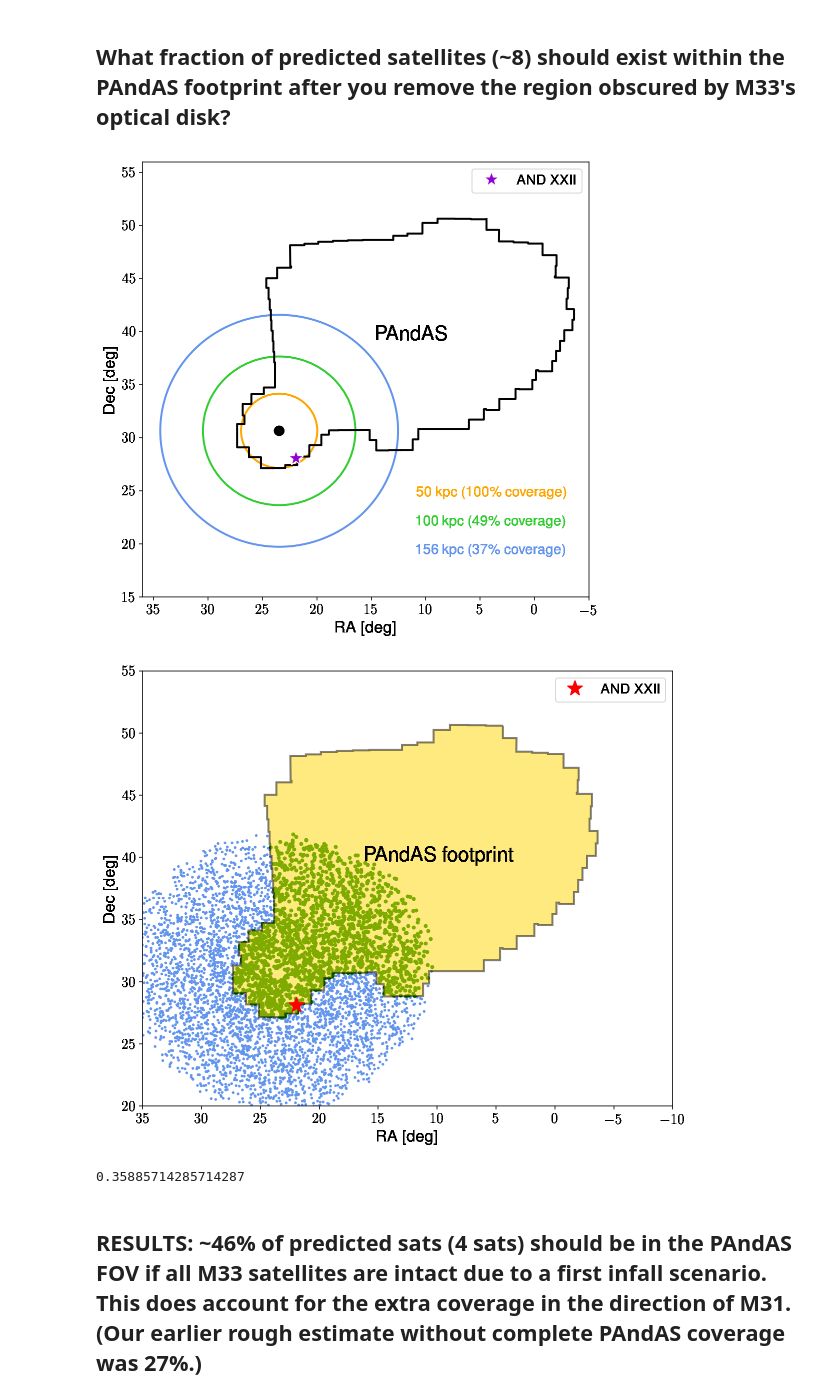
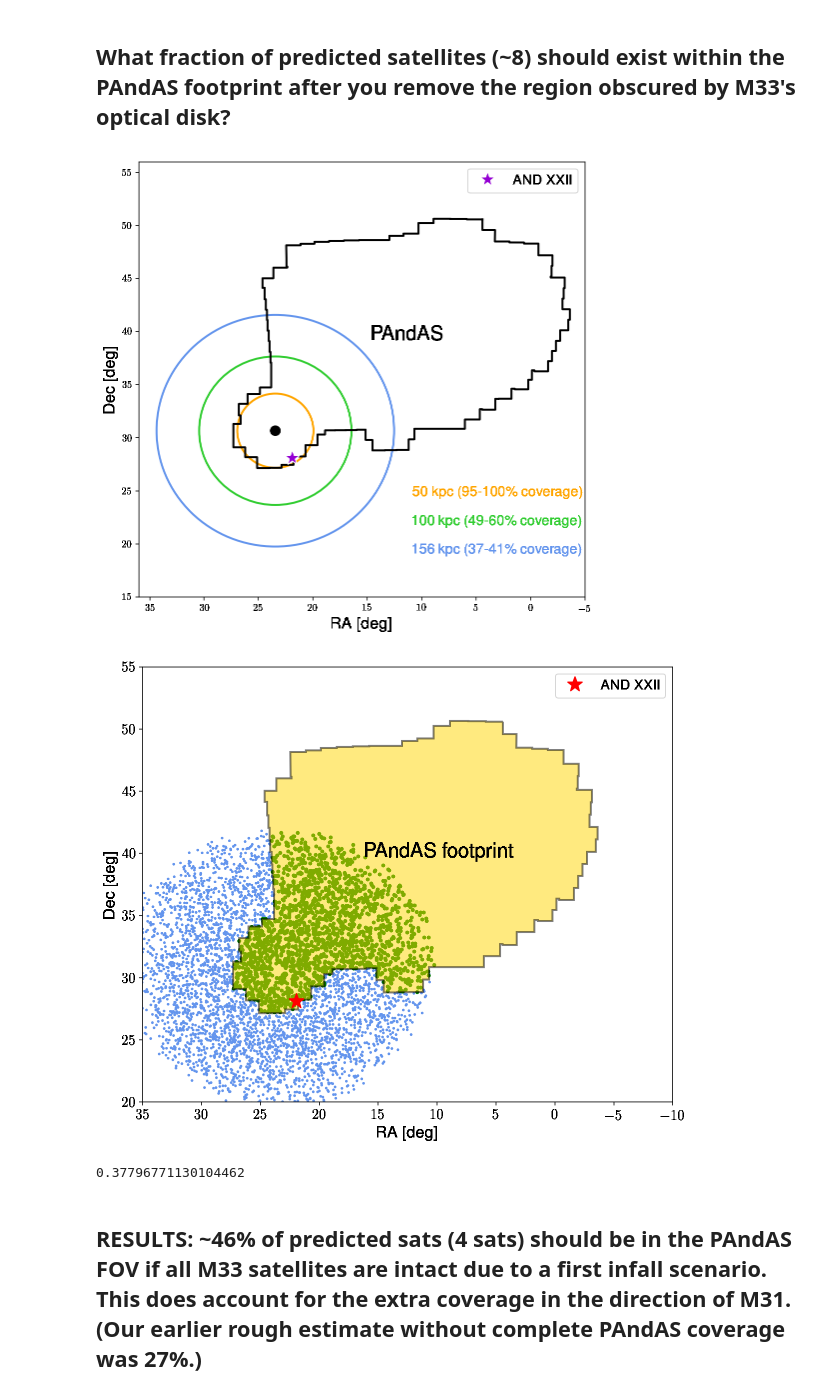
Before and after one commit to ekta1224/pspM31_hack, a Jupyter notebook: M33 volume coverage.ipynb, the cells around one changed output. Cells and saved outputs as stored; diff of their text form; code cells hidden in the pictures.

```diff
--- a/M33 volume coverage.ipynb
+++ b/M33 volume coverage.ipynb
@@ -13,11 +13,12 @@ from matplotlib import pyplot as plt
 # %%
 n = 10000
 rvir = 156.
+d= 794.
 x, y, z = (np.random.rand(3, n)*2-1)* rvir * u.kpc
 cr = CartesianRepresentation(x, y, z)
 cr = cr[cr.represent_as(SphericalRepresentation).distance<rvir*u.kpc]
 # %%
-m33 = SkyCoord(SkyCoord.from_name('M33'), distance=794*u.kpc)
+m33 = SkyCoord(SkyCoord.from_name('M33'), distance=d*u.kpc)
 print m33
 m33.cartesian
 # %% [output]
@@ -45,37 +46,37 @@ y = sr.lat.deg
 #plt.scatter(x, y, marker='.', edgecolor='None', color='cornflowerblue', s=30)
 #plt.scatter(x[infield], y[infield], marker='.', color='orange')
 plt.xlabel('RA [deg]', fontsize=16)
 plt.ylabel('Dec [deg]', fontsize=16)
 and22 = SkyCoord('01h27m40.0s','28d05m25s', unit='deg')
 m33 = SkyCoord('01h33m50.0s','30d39m37s', unit='deg')
 #plt.plot(m33.ra.deg, m33.dec.deg, 'ko', ms=16, zorder=5)
 plt.plot(and22.ra.deg, and22.dec.deg, '*', color='darkviolet' ,mec='white',ms=16, label='AND XXII', zorder=5)
 
 
 d = np.loadtxt('corners_PAndAS11.txt')
 ra = d[:,0]
 dec = d[:,1]
 plt.plot(ra, dec, lw=2, color='k')
 plt.xlim(*plt.xlim()[::-1])
 plt.figtext(0.53, 0.57, 'PAndAS', fontsize=20, color='k')
 matplotlib.rcParams['font.size'] = 14
 circle= plt.Circle((m33.ra.deg, m33.dec.deg), 3.5, fill=False, color='orange', lw=2, label='50 kpc')
 circle2 = plt.Circle((m33.ra.deg, m33.dec.deg), 3.5*rvir/50., fill=False, color='cornflowerblue', lw=2)
 circle3 = plt.Circle((m33.ra.deg, m33.dec.deg), 3.5*100./50., fill=False, color='limegreen', lw=2)
 ax.add_artist(circle)
 ax.add_artist(circle2)
 ax.add_artist(circle3)
 circle4 = plt.Circle((m33.ra.deg, m33.dec.deg), 0.45,  color='k')
 ax.add_artist(circle4)
 plt.xlim(36,-5)
 plt.ylim(15,56)
 plt.legend(numpoints=1)
-plt.figtext(0.6, 0.3, '50 kpc (100\% coverage)', color='orange')
-plt.figtext(0.6, 0.25, '100 kpc (49\% coverage)', color='limegreen')
-plt.figtext(0.6, 0.2, '156 kpc (37\% coverage)', color='cornflowerblue')
+plt.figtext(0.6, 0.3, '50 kpc (95-100\% coverage)', color='orange')
+plt.figtext(0.6, 0.25, '100 kpc (49-60\% coverage)', color='limegreen')
+plt.figtext(0.6, 0.2, '156 kpc (37-41\% coverage)', color='cornflowerblue')
 plt.savefig('M33_PAndAS_sat_estimate_prelim.pdf')
 # %% [output]
-[figure, old version]
+[figure, new version]
 # %%
 # create path object of PAndAS map
 from matplotlib.path import Path
@@ -103,13 +104,14 @@ plt.scatter(x[infield & infield2], y[infield & infield2], marker='.', color='gre
 plt.savefig('M33_PAndAS_sat_estimate.png')
 #print fieldcen.separation(SkyCoord(sr))*u.deg
 # %% [output]
-[figure, old version]
+[figure, new version]
 # %%
-#fraction of Pandas footprint contained in spherical rvir (156 kpc) = 37%
-#fraction of Pandas footprint contained in spherical rvir (100 kpc) = 49%
+#distances of 794, 880, 968 kpc
+#fraction of Pandas footprint contained in spherical rvir (156 kpc) = 37%, 39%, 41%
+#fraction of Pandas footprint contained in spherical rvir (100 kpc) = 49%, 53%, 60%
 np.sum(infield) / float(len(infield))
 # %% [output]
-0.35885714285714287
+0.37796771130104462
 # %% [markdown]
 ## RESULTS: ~46% of predicted sats (4 sats) should be in the PAndAS FOV if all M33 satellites are intact due to a first infall scenario. This does account for the extra coverage in the direction of M31. (Our earlier rough estimate without complete PAndAS coverage was 27%.)
 # %%
```
Also changed, not shown: parts of 2 cells of this notebook, 2 other files.
